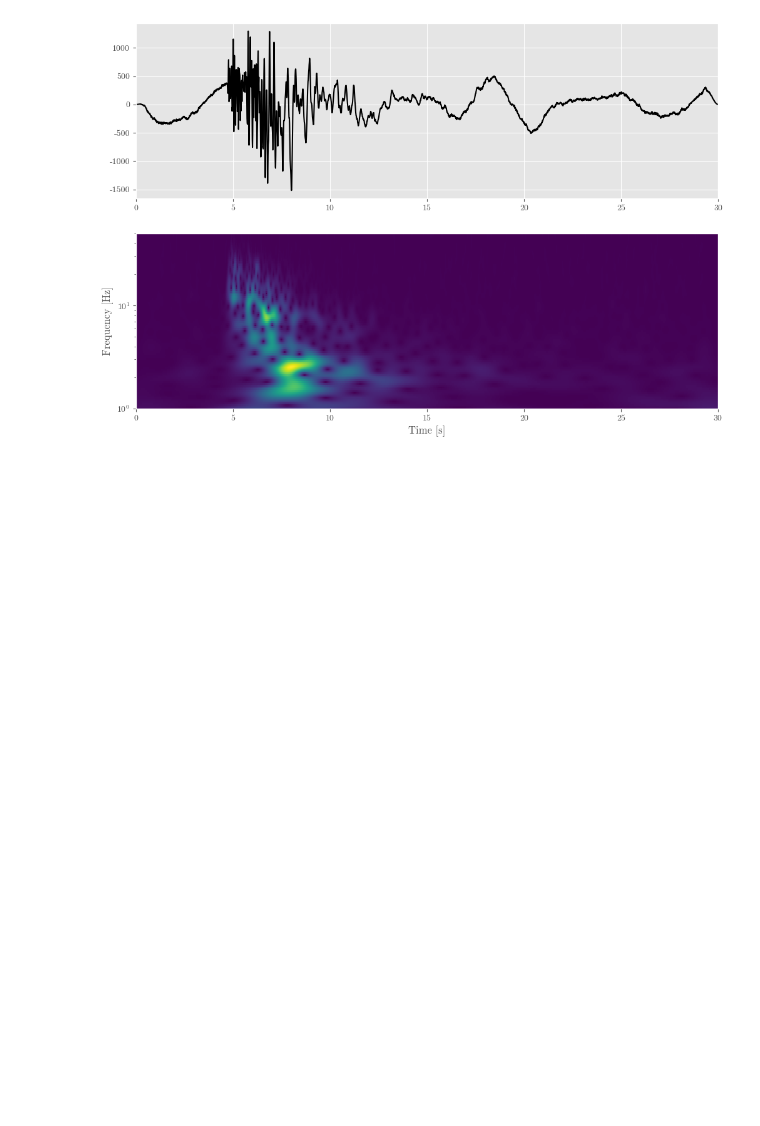
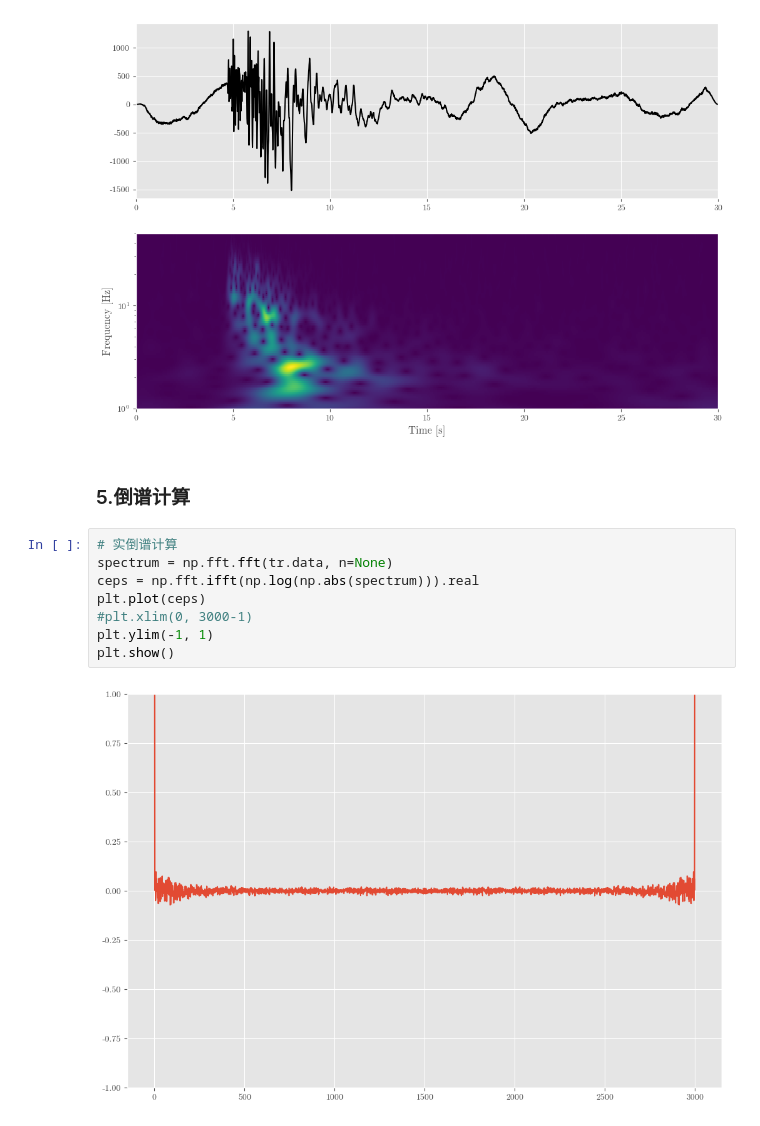
Before and after one commit to sssfeather/exerc, a Jupyter notebook: ipynb/ex_07_waveform_transform.ipynb, the cells around one changed output. Saved outputs shown, nothing was run; the diff lists cells and outputs as text; blank space fills up the shorter version.

```diff
--- a/ipynb/ex_07_waveform_transform.ipynb
+++ b/ipynb/ex_07_waveform_transform.ipynb
@@ -176,3 +176,15 @@ ax[1].set_ylim(f_min, f_max)
 plt.show()
 # %% [output]
 [figure]
+# %% [markdown]
+### 5.倒谱计算
+# %%
+# 实倒谱计算
+spectrum = np.fft.fft(tr.data, n=None)
+ceps = np.fft.ifft(np.log(np.abs(spectrum))).real
+plt.plot(ceps)
+#plt.xlim(0, 3000-1)
+plt.ylim(-1, 1)
+plt.show()
+# %% [output]
+[figure, added]
```
Also changed, not shown: parts of 3 cells of this notebook.
